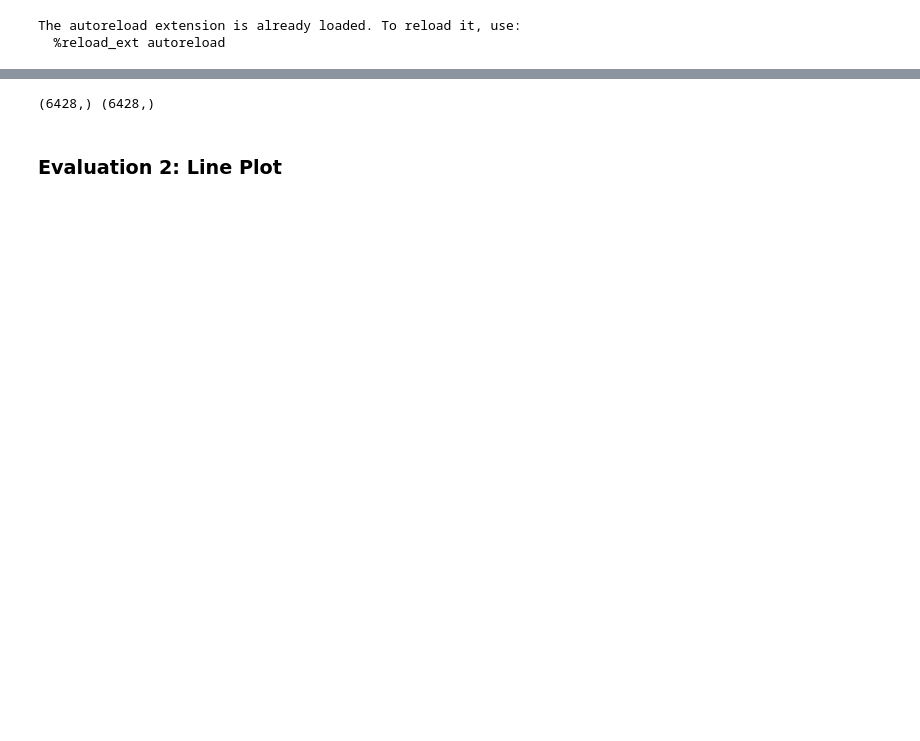
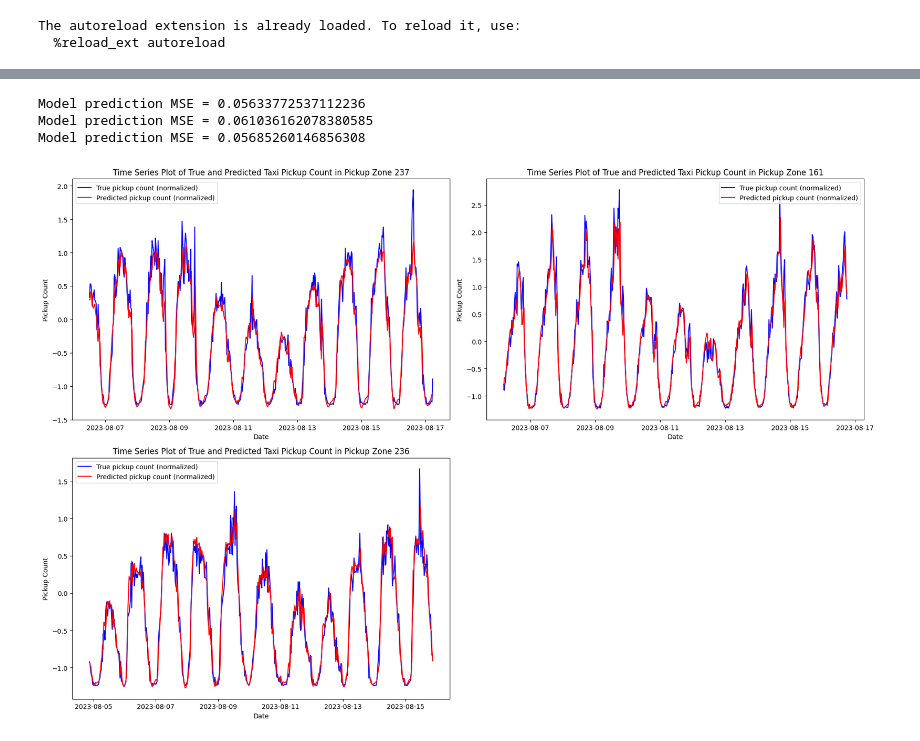
Before and after one commit to Qiaoran-M/dsa4212_lstm, a Jupyter notebook: run.ipynb, the cells around one changed output, grey strips where cells are left out. Saved outputs shown, nothing was run; the diff lists cells and outputs as text; code cells hidden in the pictures; blank space fills up the shorter version.

Commit message:
Finalize model training and evaluation, update docs

```diff
--- a/run.ipynb
+++ b/run.ipynb
@@ -36,7 +40,8 @@ def generate_time_series_data(df, n_timesteps):
     for i in range(0, df.shape[0]):
         if i + 2 * n_timesteps < df.shape[0]:
             X = df[i: i + n_timesteps]
-            Y = df[i + n_timesteps: i + 2 * n_timesteps]
+            # Y = df[i + n_timesteps: i + 2 * n_timesteps]
+            Y = df[i + n_timesteps]
             X_train.append(X)
             Y_train.append(Y)
     X_train, Y_train = jnp.array(X_train), jnp.array(Y_train)
@@ -71,8 +76,8 @@ The following cell initialize and runs the LSTM model on the processed data.
 # %%
 n_timesteps = 50
 num_features = 1
-input_dim, hidden_dim, output_dim = num_features + 8, 8, 1
-num_epoches = 100
+input_dim, hidden_dim, output_dim = num_features + 4, 4, 1
+num_epoches = 200
 learning_rate = 0.05
 batch_size = 64
 
@@ -80,7 +85,8 @@ train_dates, test_dates, X_trains, Y_trains, X_vals, Y_vals, X_tests, Y_tests =
 Y_test_preds = []
 for i, location in enumerate(['237', '161', '236']):
     print(f'------------------------- Location {location} -------------------------')
-    train_date, test_date, X_train, Y_train, X_val, Y_val, X_test, Y_test = processing_data('237')
+    train_date, test_date, X_train, Y_train, X_val, Y_val, X_test, Y_test = processing_data(location)
+    print(f'Data: # training = {X_train.shape[0]} | # validation = {X_val.shape[0]} | # testing = {X_test.shape[0]}')
     train_dates.append(train_date)
     test_dates.append(test_date)
     X_trains.append(X_train)
@@ -104,20 +125,26 @@ Epoch 21/100: training loss = 0.28807950019836426 | validation loss = 0.31676837
 # %%
-def visualize_time_series(Y_test, Y_test_pred):
-    plt.figure(figsize=(10, 6))
-    plt.plot(test_dates[:500], Y_test[:500], label='True pickup count (normalized)',color='blue', linestyle='-')
-    plt.plot(test_dates[:500], Y_test_pred[:500], label='Predicted pickup count (normalized)',color='red', linestyle='-')
-    plt.title('Time Series Plot of True and Predicted Taxi Pickup Count')
-    plt.xlabel('Date')
-    plt.ylabel('Pickup Count')
-    plt.show()
+def visualize_time_series(Y_test, Y_test_pred, test_date, axs_idx, location):
+    i, j = axs_idx[0], axs_idx[1]
+    axs[i, j].plot(test_date[:500], Y_test[:500], label='True pickup count (normalized)', color='blue', linestyle='-')
+    axs[i, j].plot(test_date[:500], Y_test_pred[:500], label='Predicted pickup count (normalized)', color='red', linestyle='-')
+    axs[i, j].set_title(f'Time Series Plot of True and Predicted Taxi Pickup Count in Pickup Zone {location}')
+    axs[i, j].set_xlabel('Date')
+    axs[i, j].set_ylabel('Pickup Count')
+    axs[i, j].legend()
 
-for Y_test_pred, Y_test in zip(Y_test_preds, Y_tests):
-    Y_test_pred_shifted = Y_test_pred[50:, 0, 0]
-    Y_test_shifted = Y_test[:Y_test_pred_shifted.shape[0], 0, 0]
-    print(Y_test_shifted.shape, Y_test_pred_shifted.shape)
+fig, axs = plt.subplots(2, 2, figsize=(18, 12))
+axs_idxs = [(0, 0), (0, 1), (1, 0)]
+locations = ['237', '161', '236']
+for Y_test_pred, Y_test, test_date, axs_idx, location in zip(Y_test_preds, Y_tests, test_dates, axs_idxs, locations):
+    Y_test_pred_shifted = Y_test_pred[:, 0]
+    Y_test_shifted = Y_test[:Y_test_pred_shifted.shape[0], 0]
     print(f'Model prediction MSE = {mse(Y_test_shifted[:, jnp.newaxis], Y_test_pred_shifted[:, jnp.newaxis])}')
-    visualize_time_series(Y_test_shifted, Y_test_pred_shifted)
+    visualize_time_series(Y_test_shifted, Y_test_pred_shifted, test_date, axs_idx, location)
+axs[1, 1].axis('off')
+plt.tight_layout()
+plt.show()
 # %% [output]
-(6428,) (6428,)
+Model prediction MSE = 0.05633772537112236
+Model prediction MSE = 0.061036162078380585
+Model prediction MSE = 0.05685260146856308
+[figure, added]
-# %% [markdown]
-### Evaluation 2: Line Plot
```
Also changed, not shown: parts of 8 cells of this notebook, 5 other files.
